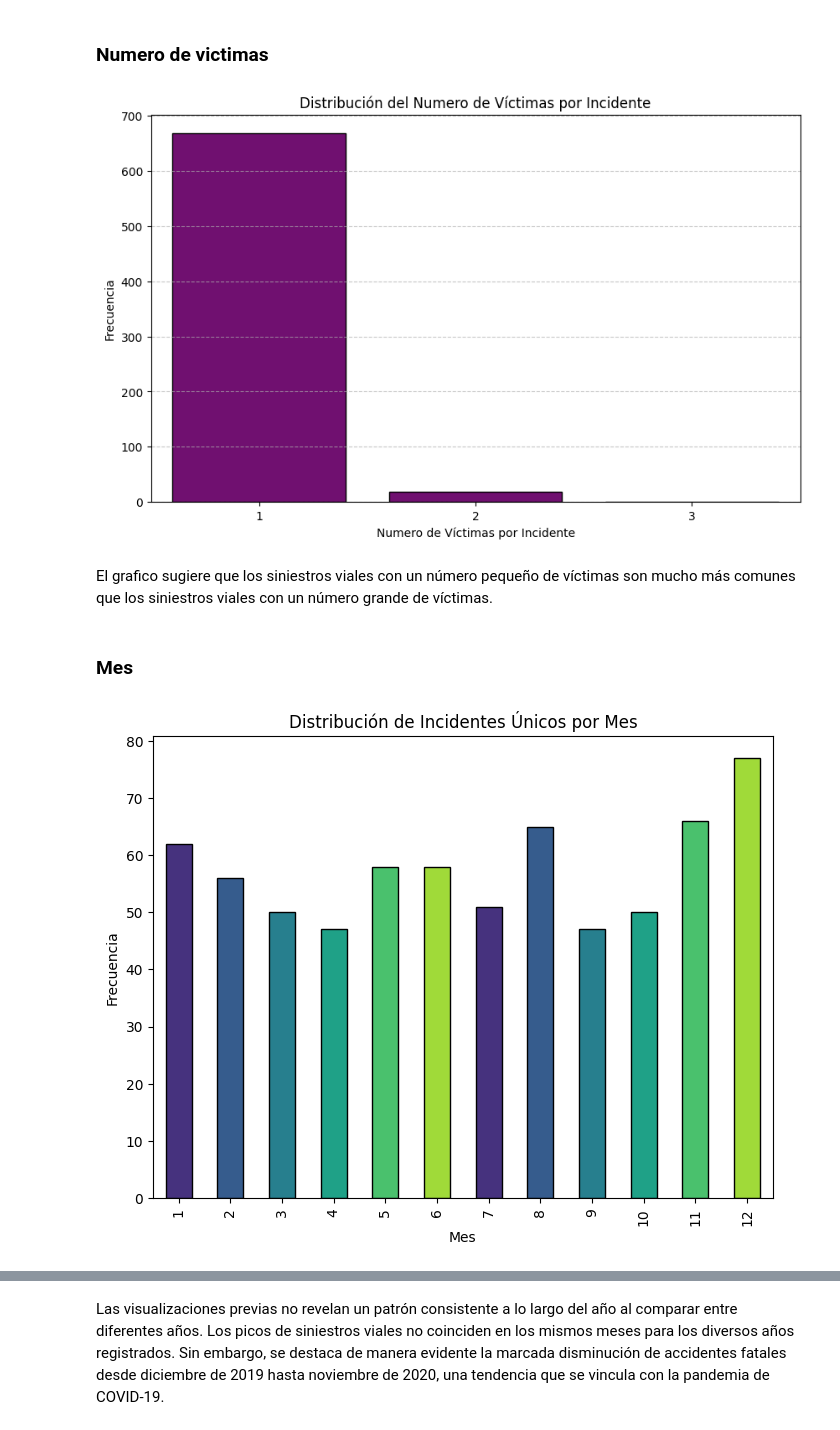
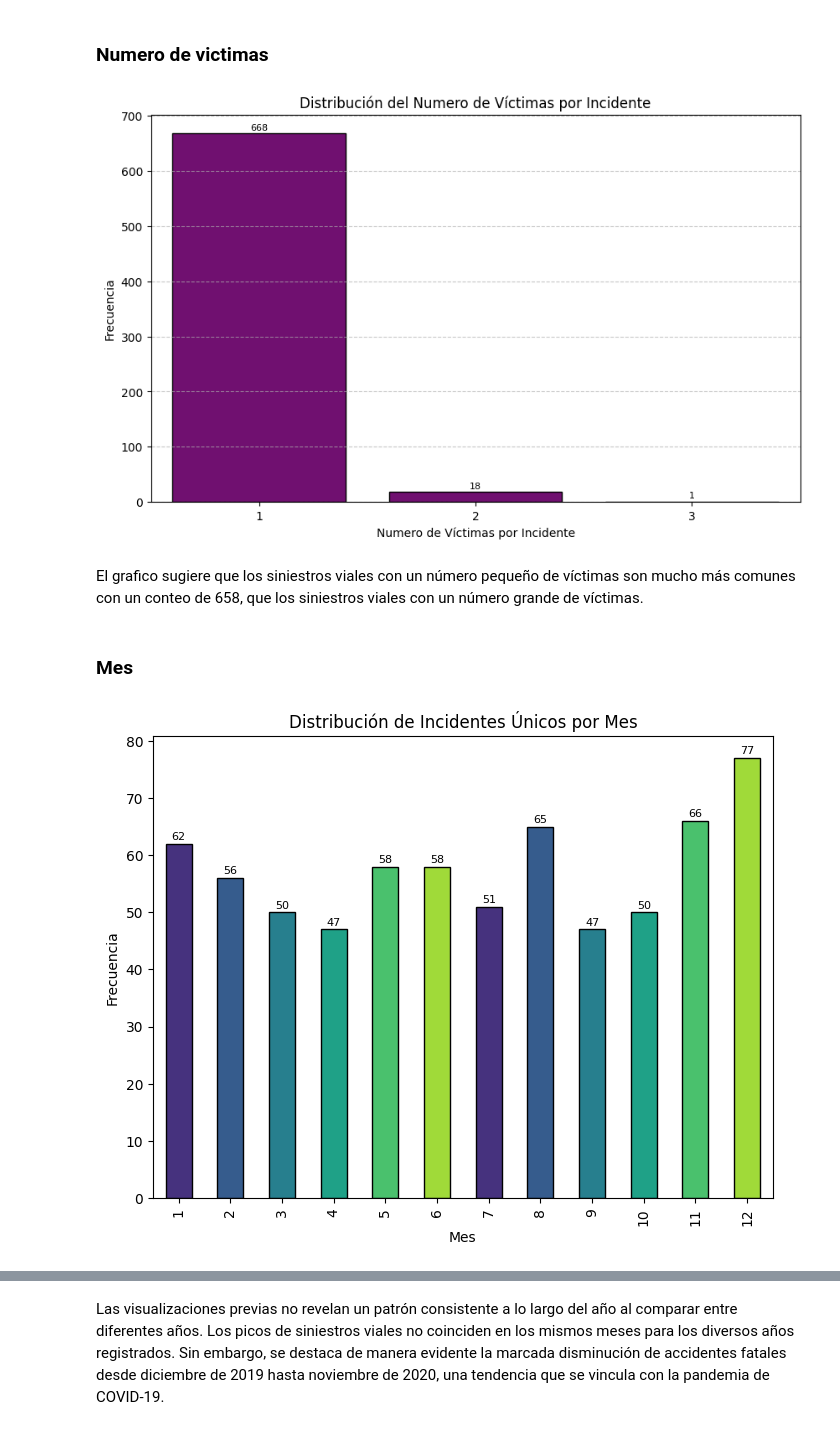
Before and after one commit to ASGuzman/PI2_Siniestros_Viales, a Jupyter notebook: EDA.ipynb, the cells around one changed output, grey strips where cells are left out. Drawn from its saved outputs; the diff is of its cells as text; code cells hidden in the pictures.

```diff
--- a/EDA.ipynb
+++ b/EDA.ipynb
@@ -169,26 +181,36 @@ El histograma muestra que la mayoría de las victimas tiene entre 20 y 40 años
 victimas_counts = df_siniestros.groupby("Id")["Nro Victimas"].max().value_counts().sort_index()
 
 plt.figure(figsize=(10, 6))
-sns.barplot(x=victimas_counts.index, y=victimas_counts.values, color="purple", edgecolor="black")
+a1= sns.barplot(x=victimas_counts.index, y=victimas_counts.values, color="purple", edgecolor="black")
 plt.title("Distribución del Numero de Víctimas por Incidente")
 plt.xlabel("Numero de Víctimas por Incidente")
 plt.ylabel("Frecuencia")
 plt.grid(axis="y", linestyle="--", alpha=0.7)
+for p in a1.patches:
+    a1.annotate(f'{int(p.get_height())}', (p.get_x() + p.get_width() / 2., p.get_height()),
+                ha='center', va='center', fontsize=8, color='black', xytext=(0, 5),
+                textcoords='offset points')
+
 plt.show()
 # %% [output]
-[figure, old version]
+[figure, new version]
 # %% [markdown]
-El grafico sugiere que los siniestros viales con un número pequeño de víctimas son mucho más comunes que los siniestros viales con un número grande de víctimas.
+El grafico sugiere que los siniestros viales con un número pequeño de víctimas son mucho más comunes con un conteo de 658, que los siniestros viales con un número grande de víctimas.
 # %% [markdown]
 ### Mes
 # %%
 incidentes_por_mes = df_siniestros.groupby("Mes")["Id"].nunique()
 
 plt.figure(figsize=(8, 6))
-incidentes_por_mes.plot(kind="bar", color=sns.color_palette("viridis"), edgecolor="black")
+a2= incidentes_por_mes.plot(kind="bar", color=sns.color_palette("viridis"), edgecolor="black")
 plt.title("Distribución de Incidentes Únicos por Mes")
 plt.xlabel("Mes")
 plt.ylabel("Frecuencia")
+for p in a2.patches:
+    a2.annotate(f'{int(p.get_height())}', (p.get_x() + p.get_width() / 2., p.get_height()),
+                ha='center', va='center', fontsize=8, color='black', xytext=(0, 5),
+                textcoords='offset points')
+
 plt.show()
 # %% [output]
-[figure, old version]
+[figure, new version]
```
Also changed, not shown: parts of 21 cells of this notebook, 4 other files.
